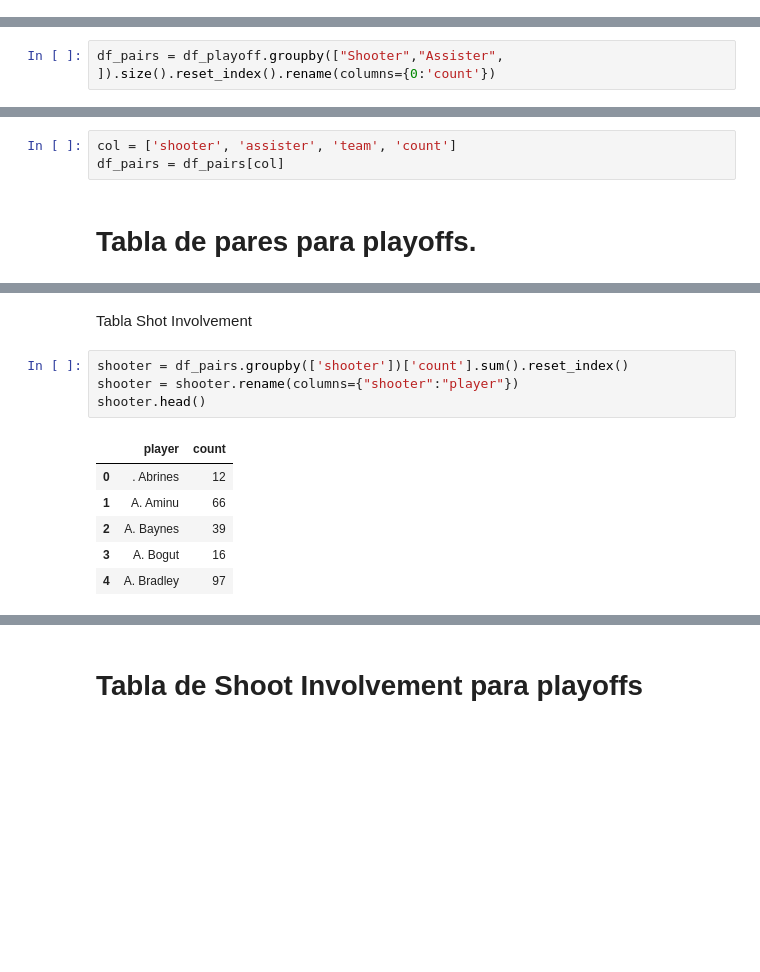
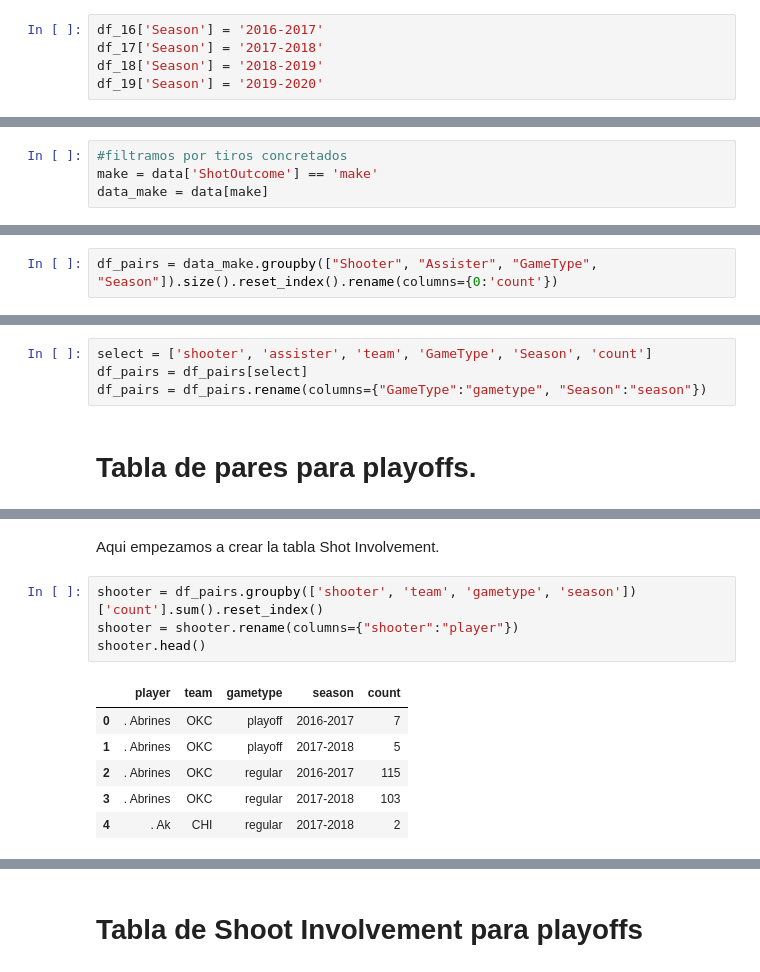
Before and after one commit to Millan13/Moneyball-NBA, a Jupyter notebook: Notebooks/Integracion_data.ipynb, the cells around one changed output, grey strips where cells are left out. Drawn from its saved outputs; the diff is of its cells as text; blank space fills up the shorter version.

Commit message:
Se agregan columnas para ambas tablas

```diff
--- a/Notebooks/Integracion_data.ipynb
+++ b/Notebooks/Integracion_data.ipynb
@@ -33,3 +25,8 @@ df_19['Temporada'] = '2019-2020'
+# %%
+df_16['Season'] = '2016-2017'
+df_17['Season'] = '2017-2018'
+df_18['Season'] = '2018-2019'
+df_19['Season'] = '2019-2020'
 # %%
 data = df_16
 data = data.append(df_17)
@@ -85 +71,5 @@ df_playoff.head()
+# %%
+#filtramos por tiros concretados
+make = data['ShotOutcome'] == 'make'
+data_make = data[make]
 # %%
@@ -129,5 +97,5 @@ memory usage: 6.1+ MB
 # %%
-df_pairs = df_playoff.groupby(["Shooter","Assister", ]).size().reset_index().rename(columns={0:'count'})
+df_pairs = data_make.groupby(["Shooter", "Assister", "GameType", "Season"]).size().reset_index().rename(columns={0:'count'})
 # %%
 df_pairs.head()
 # %% [output]
@@ -162,6 +130,7 @@ df_pairs.head()
 # %%
-col = ['shooter', 'assister', 'team', 'count']
-df_pairs = df_pairs[col]
+select = ['shooter', 'assister', 'team', 'GameType', 'Season', 'count']
+df_pairs = df_pairs[select]
+df_pairs = df_pairs.rename(columns={"GameType":"gametype", "Season":"season"})
 # %% [markdown]
 # Tabla de pares para playoffs.
 # %%
@@ -197,16 +168,16 @@ memory usage: 77.9+ KB
-# %% [markdown]
-Tabla Shot Involvement
+# %% [markdown]
+Aqui empezamos a crear la tabla Shot Involvement.
 # %%
-shooter = df_pairs.groupby(['shooter'])['count'].sum().reset_index()
+shooter = df_pairs.groupby(['shooter', 'team', 'gametype', 'season'])['count'].sum().reset_index()
 shooter = shooter.rename(columns={"shooter":"player"})
 shooter.head()
 # %% [output]
-|  | player | count |
-| 0 | . Abrines | 12 |
-| 1 | A. Aminu | 66 |
-| 2 | A. Baynes | 39 |
-| 3 | A. Bogut | 16 |
-| 4 | A. Bradley | 97 |
+|  | player | team | gametype | season | count |
+| 0 | . Abrines | OKC | playoff | 2016-2017 | 7 |
+| 1 | . Abrines | OKC | playoff | 2017-2018 | 5 |
+| 2 | . Abrines | OKC | regular | 2016-2017 | 115 |
+| 3 | . Abrines | OKC | regular | 2017-2018 | 103 |
+| 4 | . Ak | CHI | regular | 2017-2018 | 2 |
 # %%
 shooter.info()
 # %% [output]
```
Also changed, not shown: parts of 25 cells of this notebook.
